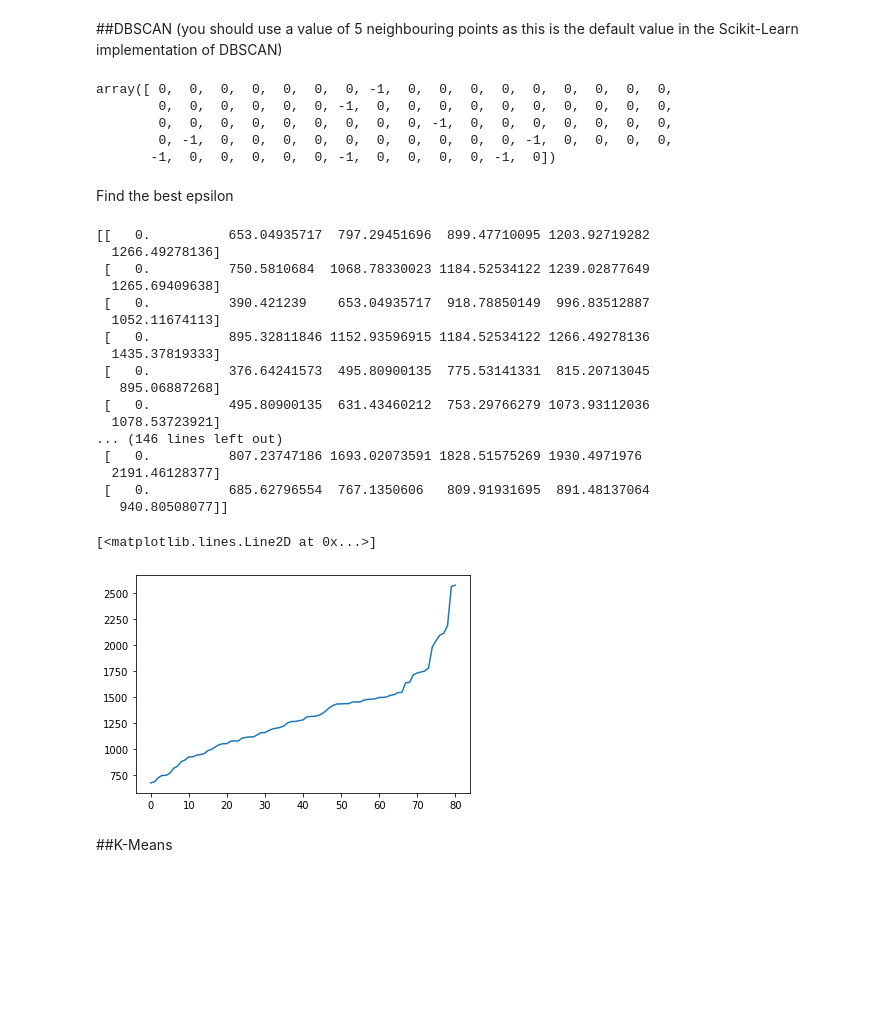
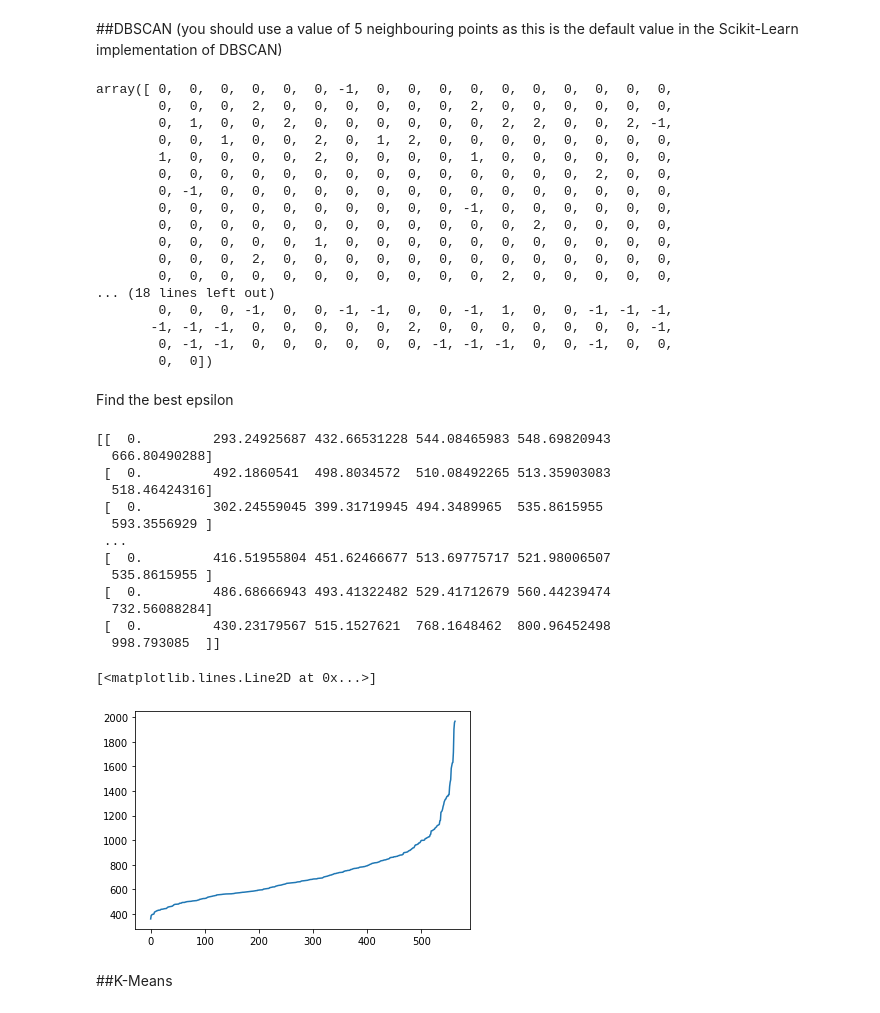
Before and after one commit to Migaalee/machine_learning, a Jupyter notebook: Assigment2_AA.ipynb, the cells around one changed output. Drawn from its saved outputs; the diff is of its cells as text; code cells hidden in the pictures; blank space fills up the shorter version.

```diff
--- a/Assigment2_AA.ipynb
+++ b/Assigment2_AA.ipynb
@@ -362,48 +360,67 @@ For this assignment, you will parametrize and compare at least two clustering al
+# %%
+#HERE WE USE ALL DATA, INCLUDING THE UNLABELED!!
+
+features_3 = df_total.iloc[:,[1,12,13,18]]
+Y_features_3 = features_3.iloc[:,-1]
+X_features_3 = features_3.iloc[:, features_3.columns != 'y']
+
+
+features_4 = df_total.iloc[:,[1,2,12,13,18]]
+Y_features_4 = features_4.iloc[:,-1]
+X_features_4 = features_4.iloc[:, features_4.columns != 'y']
 # %% [markdown]
 ##DBSCAN
 (you should use a value of 5 neighbouring points as this is the default value in the Scikit-Learn implementation of DBSCAN)
 # %%
-clustering = DBSCAN(eps=1500).fit(X_final)
+clustering = DBSCAN(eps=800).fit(X_features_4)
 clustering.labels_
 # %% [output]
-array([ 0,  0,  0,  0,  0,  0,  0, -1,  0,  0,  0,  0,  0,  0,  0,  0,  0,
-        0,  0,  0,  0,  0,  0, -1,  0,  0,  0,  0,  0,  0,  0,  0,  0,  0,
-        0,  0,  0,  0,  0,  0,  0,  0,  0, -1,  0,  0,  0,  0,  0,  0,  0,
-        0, -1,  0,  0,  0,  0,  0,  0,  0,  0,  0,  0, -1,  0,  0,  0,  0,
-       -1,  0,  0,  0,  0,  0, -1,  0,  0,  0,  0, -1,  0])
+array([ 0,  0,  0,  0,  0,  0, -1,  0,  0,  0,  0,  0,  0,  0,  0,  0,  0,
+        0,  0,  0,  2,  0,  0,  0,  0,  0,  0,  2,  0,  0,  0,  0,  0,  0,
+        0,  1,  0,  0,  2,  0,  0,  0,  0,  0,  0,  2,  2,  0,  0,  2, -1,
+        0,  0,  1,  0,  0,  2,  0,  1,  2,  0,  0,  0,  0,  0,  0,  0,  0,
+        1,  0,  0,  0,  0,  2,  0,  0,  0,  0,  1,  0,  0,  0,  0,  0,  0,
+        0,  0,  0,  0,  0,  0,  0,  0,  0,  0,  0,  0,  0,  0,  2,  0,  0,
+        0, -1,  0,  0,  0,  0,  0,  0,  0,  0,  0,  0,  0,  0,  0,  0,  0,
+        0,  0,  0,  0,  0,  0,  0,  0,  0,  0, -1,  0,  0,  0,  0,  0,  0,
+        0,  0,  0,  0,  0,  0,  0,  0,  0,  0,  0,  0,  2,  0,  0,  0,  0,
+        0,  0,  0,  0,  0,  1,  0,  0,  0,  0,  0,  0,  0,  0,  0,  0,  0,
+        0,  0,  0,  2,  0,  0,  0,  0,  0,  0,  0,  0,  0,  0,  0,  0,  0,
+        0,  0,  0,  0,  0,  0,  0,  0,  0,  0,  0,  2,  0,  0,  0,  0,  0,
+... (18 lines left out)
+        0,  0,  0, -1,  0,  0, -1, -1,  0,  0, -1,  1,  0,  0, -1, -1, -1,
+       -1, -1, -1,  0,  0,  0,  0,  0,  2,  0,  0,  0,  0,  0,  0,  0, -1,
+        0, -1, -1,  0,  0,  0,  0,  0,  0, -1, -1, -1,  0,  0, -1,  0,  0,
+        0,  0])
 # %% [markdown]
 Find the best epsilon
 # %%
 #Calculate the distances of each point to its 5 (default) nearest neighbours
 nn5 = NearestNeighbors(n_neighbors = 6) #we need to exclude the point itself!!!!
-nn5_X = nn5.fit(X_final)
-distances, indices = nn5_X.kneighbors(X_final)
+nn5_X = nn5.fit(X_features_4)
+distances, indices = nn5_X.kneighbors(X_features_4)
 print(distances) #prints distances o a point to each of its 5 nearest neighbours
 
 #Plot this distances
 distances = np.sort(distances, axis=0) #sort in ascending order
 distances = distances[:,-1] #we want the distance to the fifth neighbor#
 plt.plot(distances)
 # %% [output]
-[[   0.          653.04935717  797.29451696  899.47710095 1203.92719282
-  1266.49278136]
- [   0.          750.5810684  1068.78330023 1184.52534122 1239.02877649
-  1265.69409638]
- [   0.          390.421239    653.04935717  918.78850149  996.83512887
-  1052.11674113]
- [   0.          895.32811846 1152.93596915 1184.52534122 1266.49278136
-  1435.37819333]
- [   0.          376.64241573  495.80900135  775.53141331  815.20713045
-   895.06887268]
- [   0.          495.80900135  631.43460212  753.29766279 1073.93112036
-  1078.53723921]
-... (146 lines left out)
- [   0.          807.23747186 1693.02073591 1828.51575269 1930.4971976
-  2191.46128377]
- [   0.          685.62796554  767.1350606   809.91931695  891.48137064
-   940.80508077]]
+[[  0.         293.24925687 432.66531228 544.08465983 548.69820943
+  666.80490288]
+ [  0.         492.1860541  498.8034572  510.08492265 513.35903083
+  518.46424316]
+ [  0.         302.24559045 399.31719945 494.3489965  535.8615955
+  593.3556929 ]
+ ...
+ [  0.         416.51955804 451.62466677 513.69775717 521.98006507
+  535.8615955 ]
+ [  0.         486.68666943 493.41322482 529.41712679 560.44239474
+  732.56088284]
+ [  0.         430.23179567 515.1527621  768.1648462  800.96452498
+  998.793085  ]]
 [<matplotlib.lines.Line2D at 0x...>]
-[figure, old version]
+[figure, new version]
 # %% [markdown]
 ##K-Means
 # %% [markdown]
```
Also changed, not shown: parts of 1 cell of this notebook.
